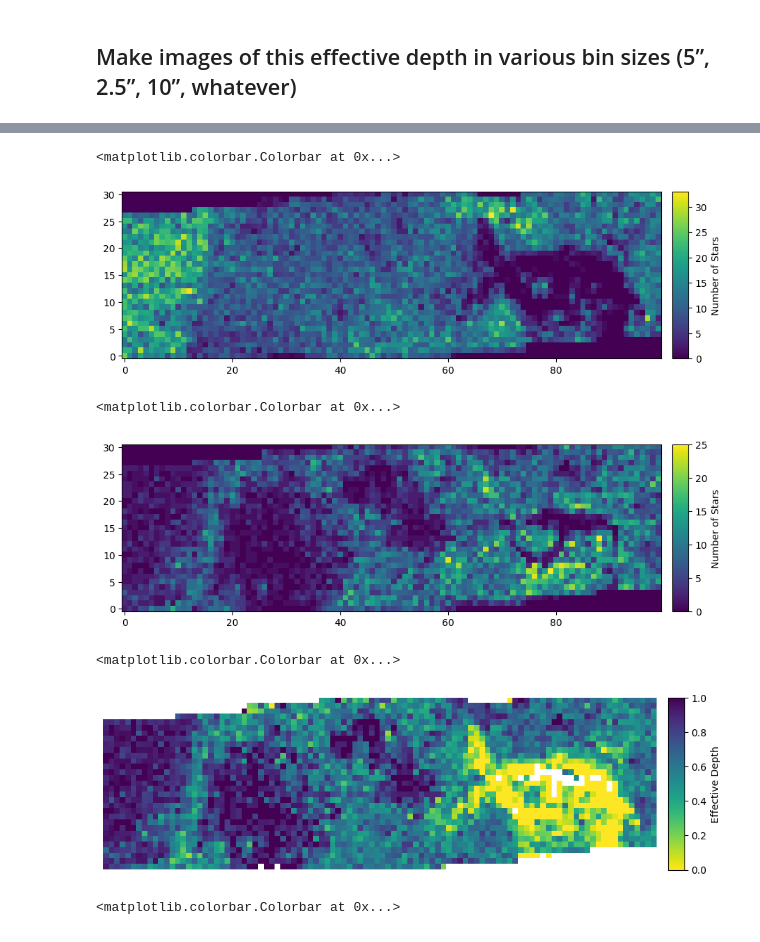
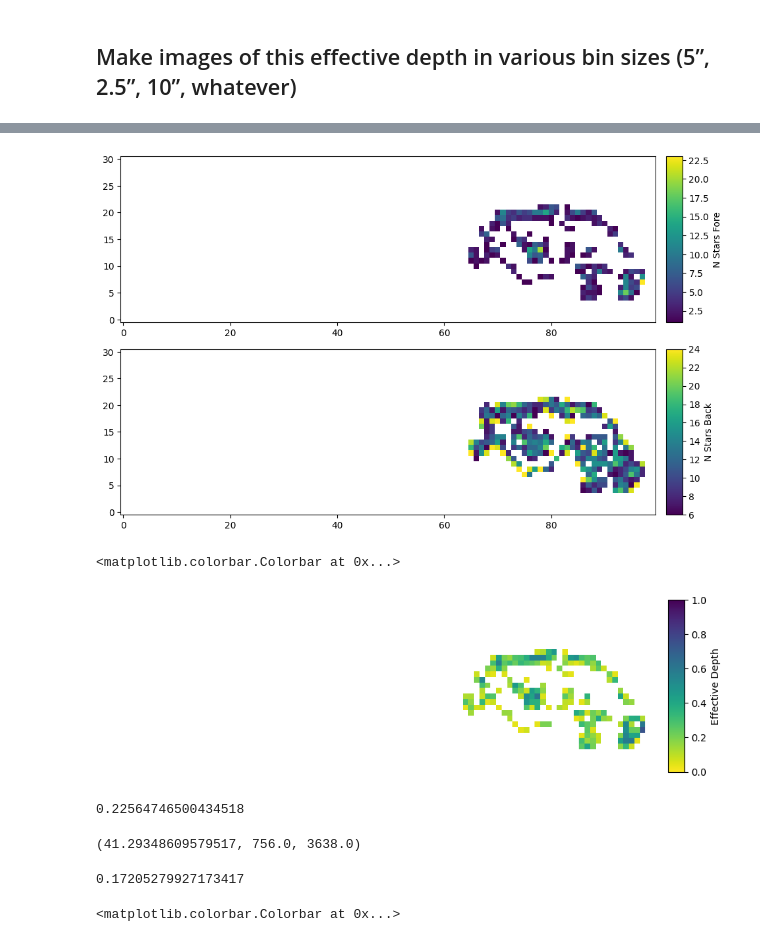
Before and after one commit to SpacialTree/dustridge-cd, a Jupyter notebook: notebooks/effective_depth.ipynb, the cells around one changed output, grey strips where cells are left out. Cells and saved outputs as stored; diff of their text form; code cells hidden in the pictures.

Commit message:
cropping by region

```diff
--- a/notebooks/effective_depth.ipynb
+++ b/notebooks/effective_depth.ipynb
@@ -24,7 +24,11 @@ depth
 # %% [output]
 0.2
 # %%
+reg_f = Regions.read('/orange/adamginsburg/jwst/cloudc/lactea-filament/lactea-filament/regions_/filament_short.region')
+reg_c1 = Regions.read('/orange/adamginsburg/jwst/cloudc/lactea-filament/lactea-filament/regions_/cloudc1.region')
+reg_c2 = Regions.read('/orange/adamginsburg/jwst/cloudc/lactea-filament/lactea-filament/regions_/cloudc2.region')
 reg_d = Regions.read('/orange/adamginsburg/jwst/cloudc/lactea-filament/lactea-filament/regions_/cloudd.region')
+reg_b = Regions.read('/orange/adamginsburg/jwst/cloudc/lactea-filament/lactea-filament/regions_/cloudb.region')
 # %% [markdown]
 - Group stars in 5x5” bins (or whatever size bin, be flexible)
 - Select the stars that are clearly behind (so there’s some varying threshold of A_V…. probably A_V>25 is the stuff you can be sure is behind a cloud).
@@ -44,5 +52,7 @@ reg_d = Regions.read('/orange/adamginsburg/jwst/cloudc/lactea-filament/lactea-fi
 # %%
 cat_use = make_cat_use()
+# %%
+cat_use = JWSTCatalog(cat_use.table_region_mask(reg_f, ww))
 # %%
 pos_hmsfr = SkyCoord('17:46:21.4669695284', '-28:35:38.1118497742', unit=(u.hourangle, u.deg))
 ra = pos_hmsfr.ra - 25 *u.arcsec
@@ -211,27 +234,27 @@ plt.colorbar(im, label='Effective Depth', cax=cbar)
 # for bin size 5 arcsec
 dx = 5*u.arcsec
 h_fore5 = star_density_color(cat_cmz.catalog, ww, dx=dx)
+h_fore5[h_fore5 == 0] = np.nan
 h_back5 = star_density_color(cat_red_nosat.catalog, ww, dx=dx)
+h_back5[h_back5<=5] = 25 - h_fore5[h_back5<=5]
+h_back5[h_back5==25] = np.nan
 
 h_depth5 = h_fore5 / (h_fore5 + h_back5)
 # %%
-fig = plt.figure(figsize=(10,5))
-ax = fig.add_subplot(111)
+fig = plt.figure(figsize=(10,6))
+ax = fig.add_subplot(211)
 im = ax.imshow(h_fore5, origin='lower')#, vmin=0, vmax=1)
 cbar = ax.inset_axes([1.02, 0., 0.03, 1])
-plt.colorbar(im, label='Number of Stars', cax=cbar)
+plt.colorbar(im, label='N Stars Fore', cax=cbar)
+
+ax = fig.add_subplot(212)
+im = ax.imshow(h_back5, origin='lower')#, vmin=0, vmax=1)
+cbar = ax.inset_axes([1.02, 0., 0.03, 1])
+plt.colorbar(im, label='N Stars Back', cax=cbar)
+
+plt.tight_layout()
 # %% [output]
-<matplotlib.colorbar.Colorbar at 0x...>
-[figure, old version]
+[figure, new version]
-# %%
-fig = plt.figure(figsize=(10,5))
-ax = fig.add_subplot(111)
-im = ax.imshow(h_back5, origin='lower')#, vmin=0, vmax=1)
-cbar = ax.inset_axes([1.02, 0., 0.03, 1])
-plt.colorbar(im, label='Number of Stars', cax=cbar)
-# %% [output]
-<matplotlib.colorbar.Colorbar at 0x...>
-[figure, removed]
 # %%
 fig = plt.figure(figsize=(10,5))
 #ax = fig.add_subplot(111, projection=new_wcs)
@@ -245,5 +268,18 @@ plt.colorbar(im, label='Effective Depth', cax=cbar)
 #plt.savefig('/orange/adamginsburg/jwst/cloudc/figures/effective_depth_5arcsec.pdf', bbox_inches='tight')
 # %% [output]
 <matplotlib.colorbar.Colorbar at 0x...>
-[figure, old version]
+[figure, new version]
+# %%
+h_depth5_copy = h_depth5.copy()
+np.nanmean(h_depth5_copy)
+# %% [output]
+0.22564746500434518
+# %%
+np.nansum(h_depth5), np.nansum(h_fore5), np.nansum(h_back5)
+# %% [output]
+(41.29348609579517, 756.0, 3638.0)
+# %%
+np.nansum(h_fore5) / (np.nansum(h_fore5) + np.nansum(h_back5))
+# %% [output]
+0.17205279927173417
 # %%
```
Also changed, not shown: parts of 21 cells of this notebook.
